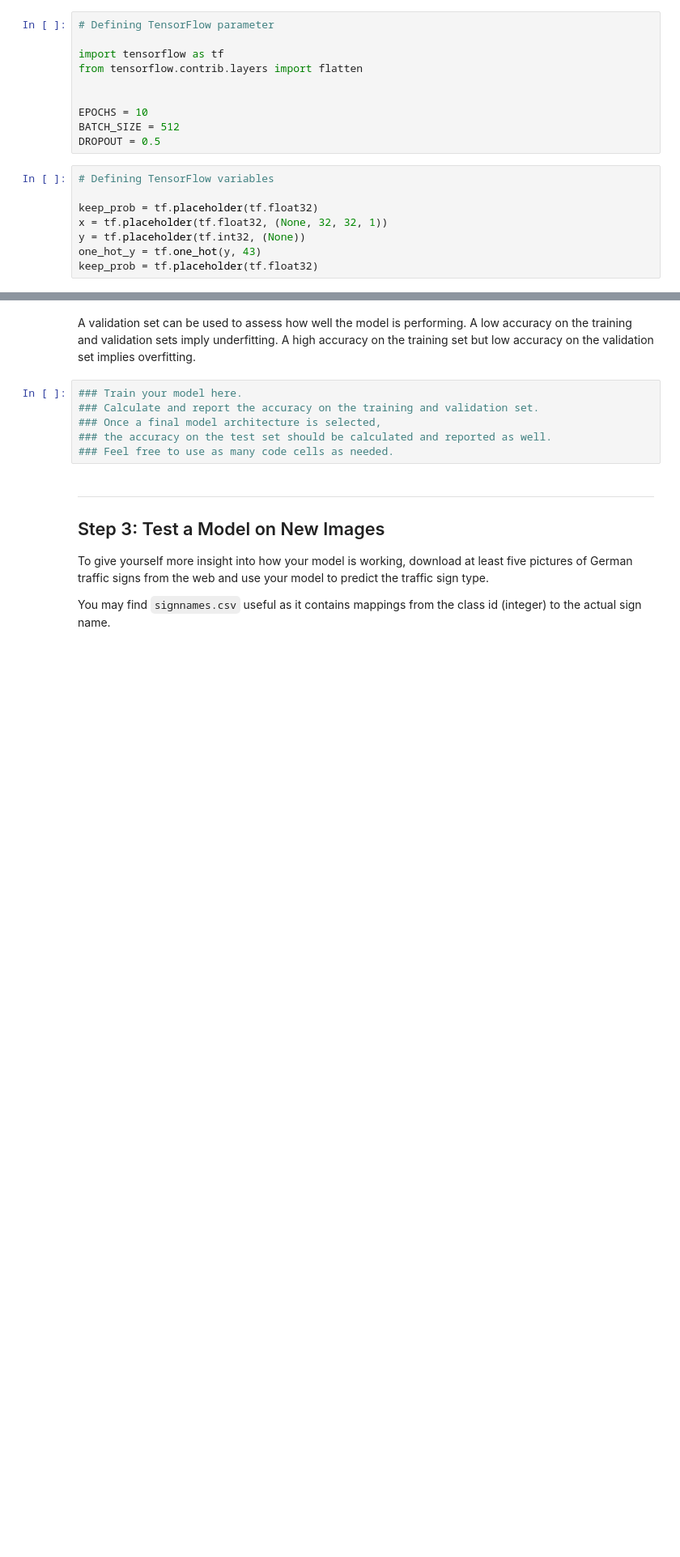
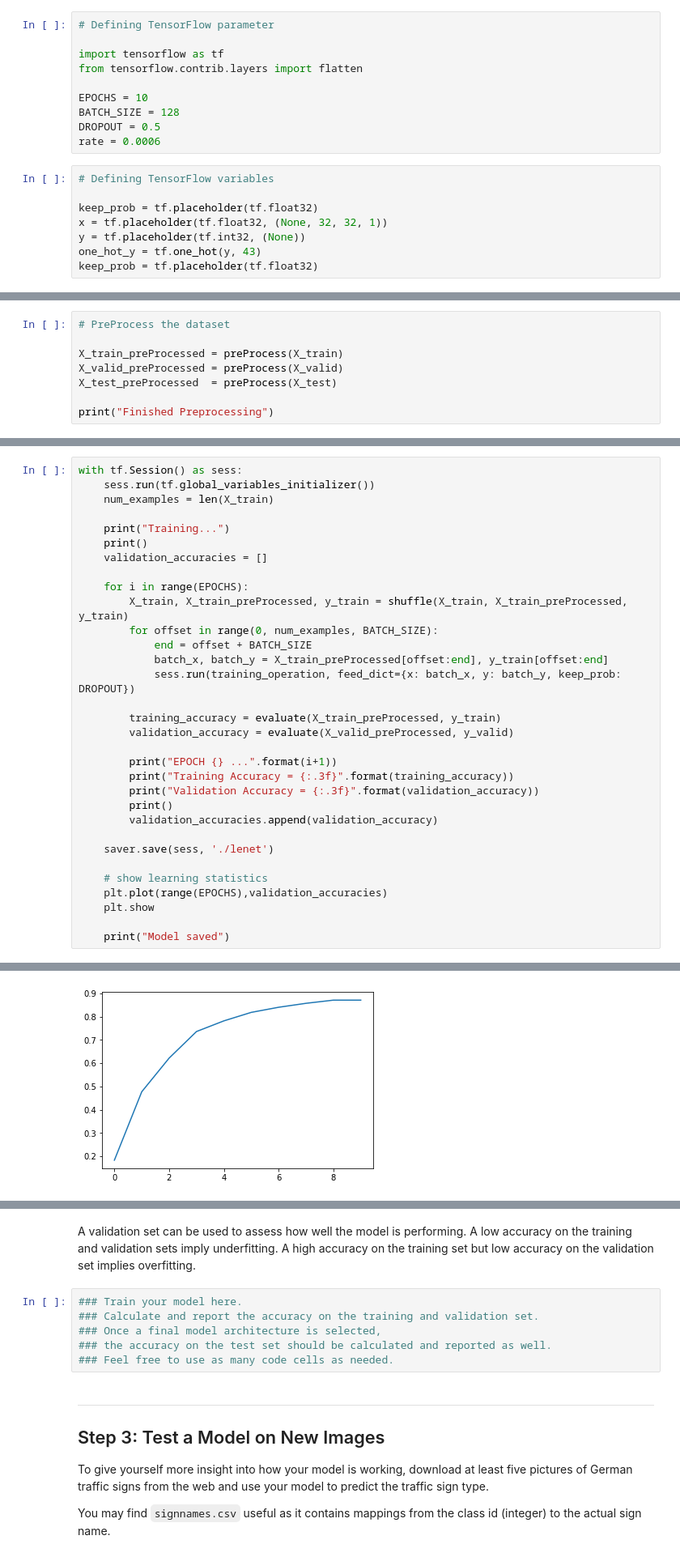
Before and after one commit to Shivam-Bhardwaj/TrafficSignDetector-TensorFlow, a Jupyter notebook: Traffic_Sign_Classifier.ipynb, the cells around one changed output, grey strips where cells are left out. Shown: that part at 81% size. Cells and saved outputs as stored; diff of their text form; blank space fills up the shorter version.

```diff
--- a/Traffic_Sign_Classifier.ipynb
+++ b/Traffic_Sign_Classifier.ipynb
@@ -273,10 +273,10 @@ X_train, y_train = shuffle(X_train, y_train)
 import tensorflow as tf
 from tensorflow.contrib.layers import flatten
 
-
 EPOCHS = 10
-BATCH_SIZE = 512
+BATCH_SIZE = 128
 DROPOUT = 0.5
+rate = 0.0006
 # %%
 # Defining TensorFlow variables
 
@@ -289,0 +445,8 @@ keep_prob = tf.placeholder(tf.float32)
+# %%
+# PreProcess the dataset
+
+X_train_preProcessed = preProcess(X_train)
+X_valid_preProcessed = preProcess(X_valid)
+X_test_preProcessed  = preProcess(X_test)
+
+print("Finished Preprocessing")
@@ -289,0 +457,33 @@ keep_prob = tf.placeholder(tf.float32)
+# %%
+with tf.Session() as sess:
+    sess.run(tf.global_variables_initializer())
+    num_examples = len(X_train)
+
+    print("Training...")
+    print()
+    validation_accuracies = []
+
+    for i in range(EPOCHS):
+        X_train, X_train_preProcessed, y_train = shuffle(X_train, X_train_preProcessed, y_train)
+        for offset in range(0, num_examples, BATCH_SIZE):
+            end = offset + BATCH_SIZE
+            batch_x, batch_y = X_train_preProcessed[offset:end], y_train[offset:end]
+            sess.run(training_operation, feed_dict={x: batch_x, y: batch_y, keep_prob: DROPOUT})
+
+        training_accuracy = evaluate(X_train_preProcessed, y_train)
+        validation_accuracy = evaluate(X_valid_preProcessed, y_valid)
+
+        print("EPOCH {} ...".format(i+1))
+        print("Training Accuracy = {:.3f}".format(training_accuracy))
+        print("Validation Accuracy = {:.3f}".format(validation_accuracy))
+        print()
+        validation_accuracies.append(validation_accuracy)
+
+    saver.save(sess, './lenet')
+
+    # show learning statistics
+    plt.plot(range(EPOCHS),validation_accuracies)
+    plt.show
+
+    print("Model saved")
+# %% [output]
@@ -289,0 +507 @@ keep_prob = tf.placeholder(tf.float32)
+[figure, added]
```
Also changed, not shown: parts of 13 cells of this notebook, 5 other files.
